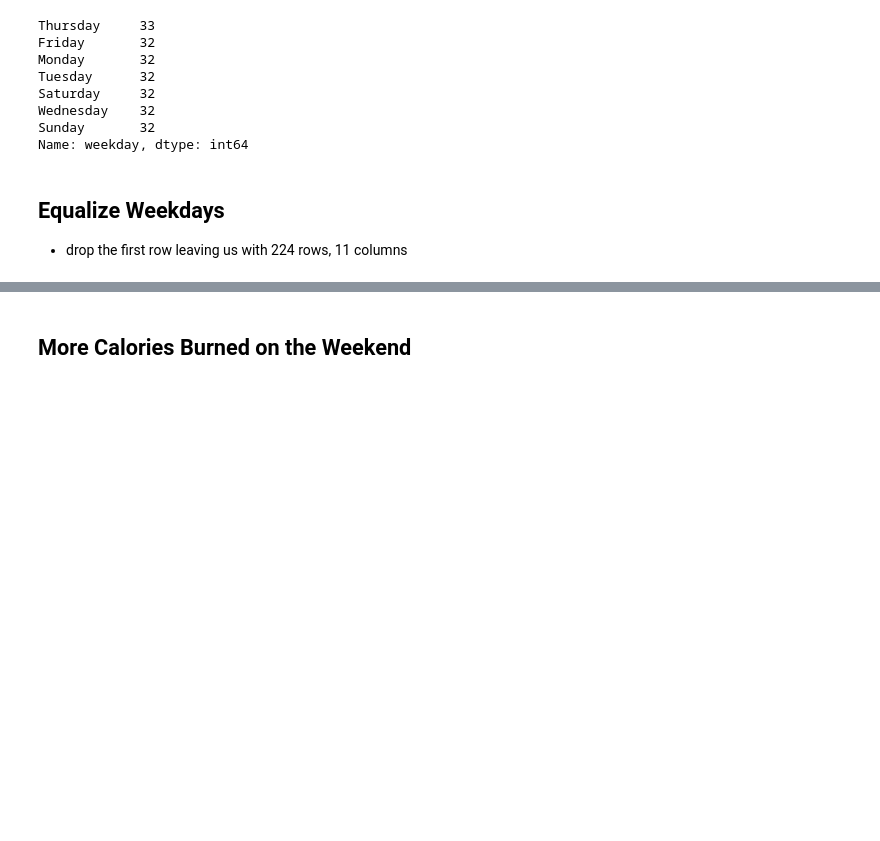
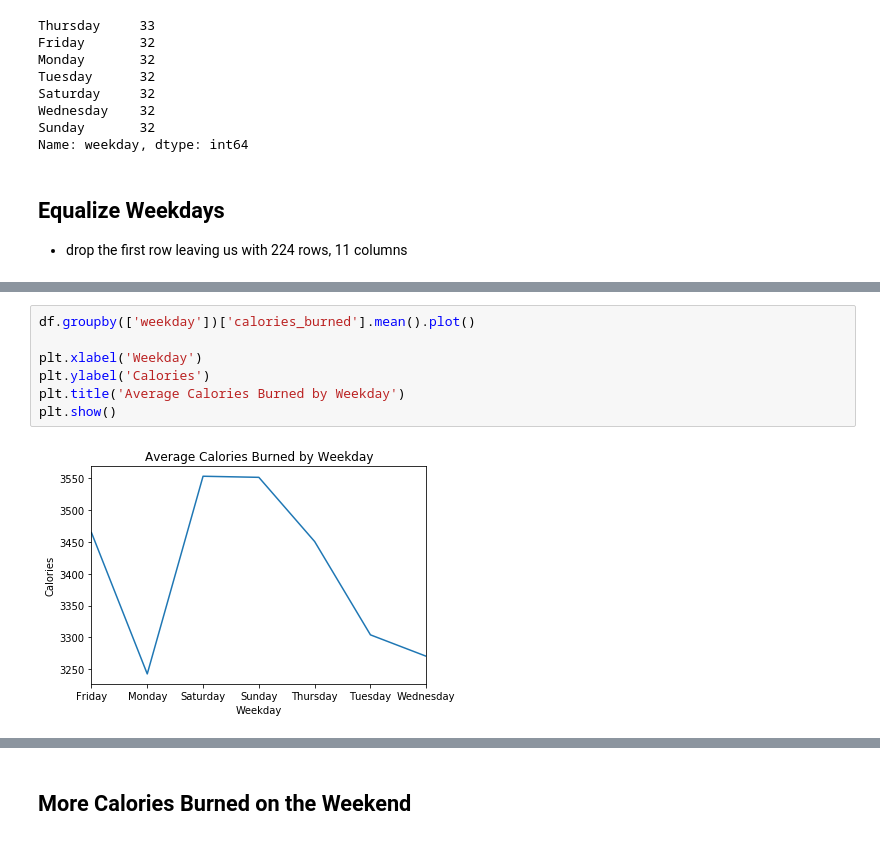
Before and after one commit to U-Gotta-Have-Faith/time_series, a Jupyter notebook: faith_acquire.ipynb, the cells around one changed output, grey strips where cells are left out. Cells and saved outputs as stored; diff of their text form; blank space fills up the shorter version.

```diff
--- a/faith_acquire.ipynb
+++ b/faith_acquire.ipynb
@@ -175,0 +221,9 @@ df.groupby(['weekday'])['calories_burned'].sum().plot()
+# %%
+df.groupby(['weekday'])['calories_burned'].mean().plot()
+
+plt.xlabel('Weekday')
+plt.ylabel('Calories')
+plt.title('Average Calories Burned by Weekday')
+plt.show()
+# %% [output]
+[figure, added]
```
Also changed, not shown: parts of 11 cells of this notebook.
